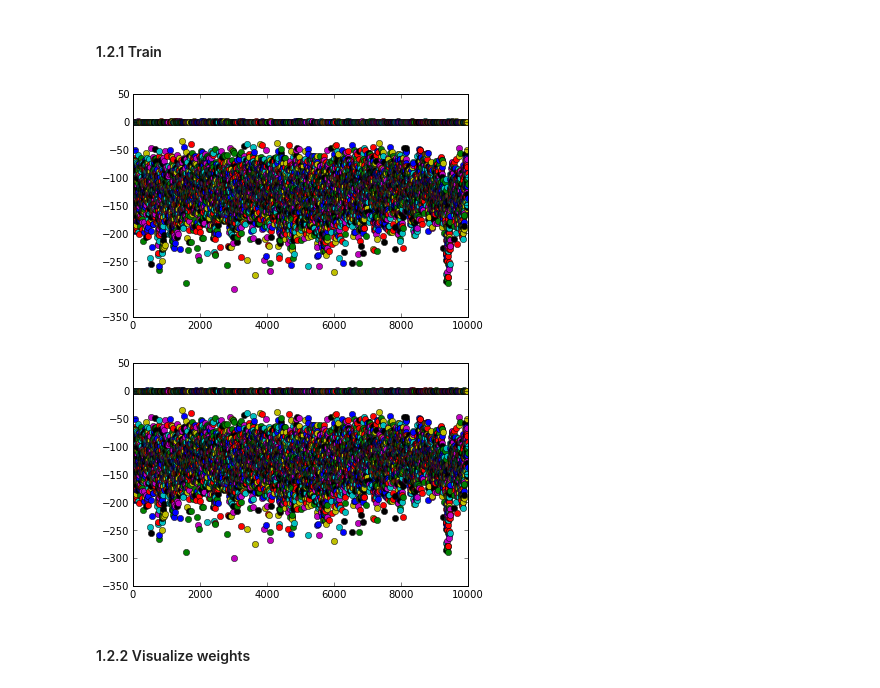
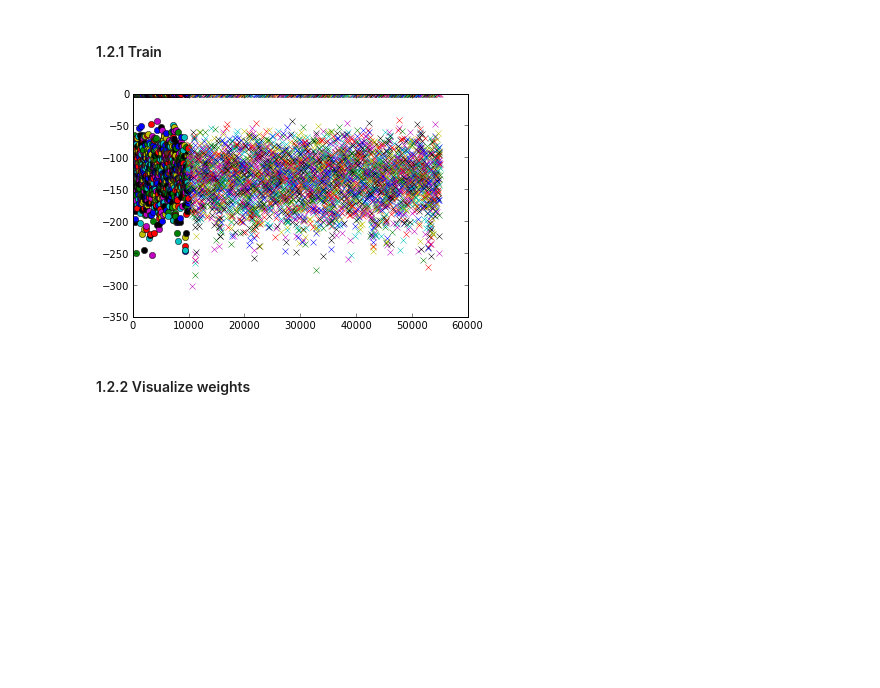
Before and after one commit to jaivalis/MLPR-Labs, a Jupyter notebook: Lab2/Lab2.ipynb, the cells around one changed output. Saved outputs shown, nothing was run; the diff lists cells and outputs as text; code cells hidden in the pictures; blank space fills up the shorter version.

```diff
--- a/Lab2/Lab2.ipynb
+++ b/Lab2/Lab2.ipynb
@@ -123,13 +123,8 @@ def sgd_iter(x_train, t_train, W, b):
         x = x_train[xIndex]
         t = t_train[xIndex]
 
-        W = W + alpha * logreg_gradient(x, t, W, b)[0]
+        tupl = logreg_gradient(x, t, W, b)
+        W = W + alpha * tupl[0]
+        b = b + alpha * tupl[1]
 
-    return W
-
-
-b = np.array( [0, 0, 0, 0, 0, 0, 0, 0, 0, 0])
-
-(x_train, t_train), (x_valid, t_valid), (x_test, t_test) = load_mnist()
-W = sgd_iter(x_train, t_train, W, b)
-print W
+    return W, b
@@ -144,48 +131,40 @@ print W
 # %% [markdown]
 #### 1.2.1 Train
 # %%
-# x is a vector: 784         (datapoint)
-# t is a scalar: 1           (class of x)
-# W is a matrix: 784 x 10    (weights)
-# b is a vector: 10          (bias for each class)
-# returns conditional log probability(scalar)
-def get_log_P(x, t, W, b):
-    log_Q = []
-    for i in range(0,10):
-        log_q = np.dot(np.transpose(W)[i], x) + b[i]
-        log_Q.append(log_q)
-    Z = 0.0
-    for i in range (0, 10): # Z = normalizing factor
-        Z += exp(log_Q[i])
-    log_p = log_Q[t] - log1p(Z)
-    return log_p
-
 def plot_training(handful, x_train, t_train, x_valid, t_valid):
-    W = np.zeros((784,10))
+    W = np.zeros((10, 784))
     b = np.zeros(10)
 
     point = 0
+    i = 0
     for i in range(0, handful):
-        W = sgd_iter(x_train, t_train, W, b)
+        tupl = sgd_iter(x_train, t_train, W, b)
+        W = tupl[0]
+        b = tupl[1]
 
         for xIndex in range(0, len(x_valid)):
             x = x_valid[xIndex]
             t = t_valid[xIndex]
             log_P = get_log_P(x, t, W, b)
-            if i%1000 == 0:
+            if i%10 == 0:
                 plt.plot(point, log_P, 'o')
             point += 1
+            i += 1
+        for xIndex in range(0, len(x_train)):
+            if xIndex % 10:
+                x = x_train[xIndex]
+                t = t_train[xIndex]
+                log_P = get_log_P(x, t, W, b)
+                if i%10 == 0:
+                    plt.plot(point, log_P, 'x')
+                point += 1
+                i += 1
     plt.show()
 
-
-W = zeros((784,10))
-b = np.array( [0, 0, 0, 0, 0, 0, 0, 0, 0, 0])
-
 (x_train, t_train), (x_valid, t_valid), (x_test, t_test) = load_mnist()
-plot_training(1, x_train, t_train, x_valid, t_valid)
+plot_training(3, x_train, t_train, x_valid, t_valid)
 # %% [output]
-[figure, old version]
+[figure, new version]
-[figure, removed]
 # %% [markdown]
 #### 1.2.2 Visualize weights
 # %%
```
Also changed, not shown: parts of 5 cells of this notebook.
